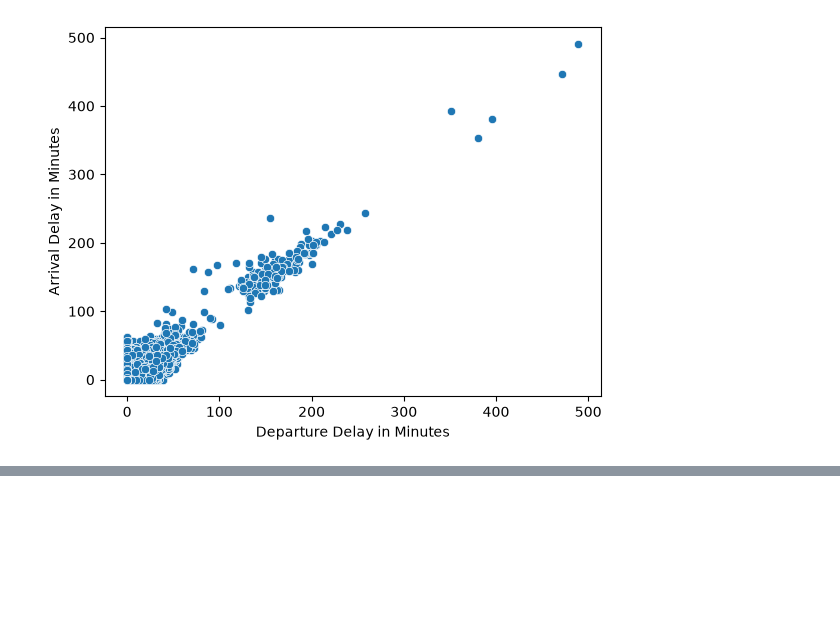
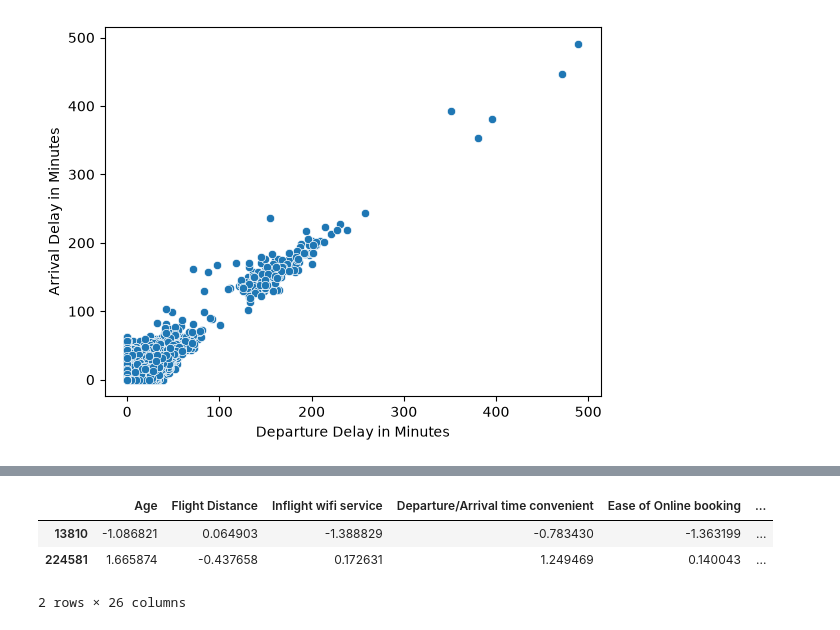
Before and after one commit to anirban2005143a/machine_learning, a Jupyter notebook: deep_learning/ANN/practice/kaggle_Airline_Passenger_satisfaction.ipynb, the cells around one changed output, grey strips where cells are left out. Drawn from its saved outputs; the diff is of its cells as text; code cells hidden in the pictures; blank space fills up the shorter version.

```diff
--- a/deep_learning/ANN/practice/kaggle_Airline_Passenger_satisfaction.ipynb
+++ b/deep_learning/ANN/practice/kaggle_Airline_Passenger_satisfaction.ipynb
@@ -203,0 +227,7 @@ df.to_csv("../../../datasets/kaggle-airline_passenger_satisfaction/cleaned_train
+# %%
+categorical_cols = ["Gender", "Customer Type", "Type of Travel", "Class"]
+numerical_cols = []
+
+for col in df.columns:
+    if col!='satisfaction' and col not in categorical_cols:
+        numerical_cols.append(col)
@@ -203,0 +240,11 @@ df.to_csv("../../../datasets/kaggle-airline_passenger_satisfaction/cleaned_train
+# %%
+x_train_scaled = x_train.copy()
+x_test_scaled = x_test.copy()
+# %%
+scaler = StandardScaler()
+
+x_train_scaled[numerical_cols] = scaler.fit_transform(x_train[numerical_cols])
+x_test_scaled[numerical_cols] = scaler.transform(x_test[numerical_cols])
+# %%
+x_train_scaled = pd.get_dummies(x_train_scaled, columns=categorical_cols, dtype=int)
+x_test_scaled = pd.get_dummies(x_test_scaled, columns=categorical_cols, dtype=int)
@@ -203,0 +268,7 @@ df.to_csv("../../../datasets/kaggle-airline_passenger_satisfaction/cleaned_train
+# %%
+x_train_scaled.head(2)
+# %% [output]
+|  | Age | Flight Distance | Inflight wifi service | Departure/Arrival time convenient | Ease of Online booking | ... |
+| 13810 | -1.086821 | 0.064903 | -1.388829 | -0.783430 | -1.363199 | ... |
+| 224581 | 1.665874 | -0.437658 | 0.172631 | 1.249469 | 0.140043 | ... |
+2 rows × 26 columns
```
Also changed, not shown: parts of 32 cells of this notebook, 2 other files.
